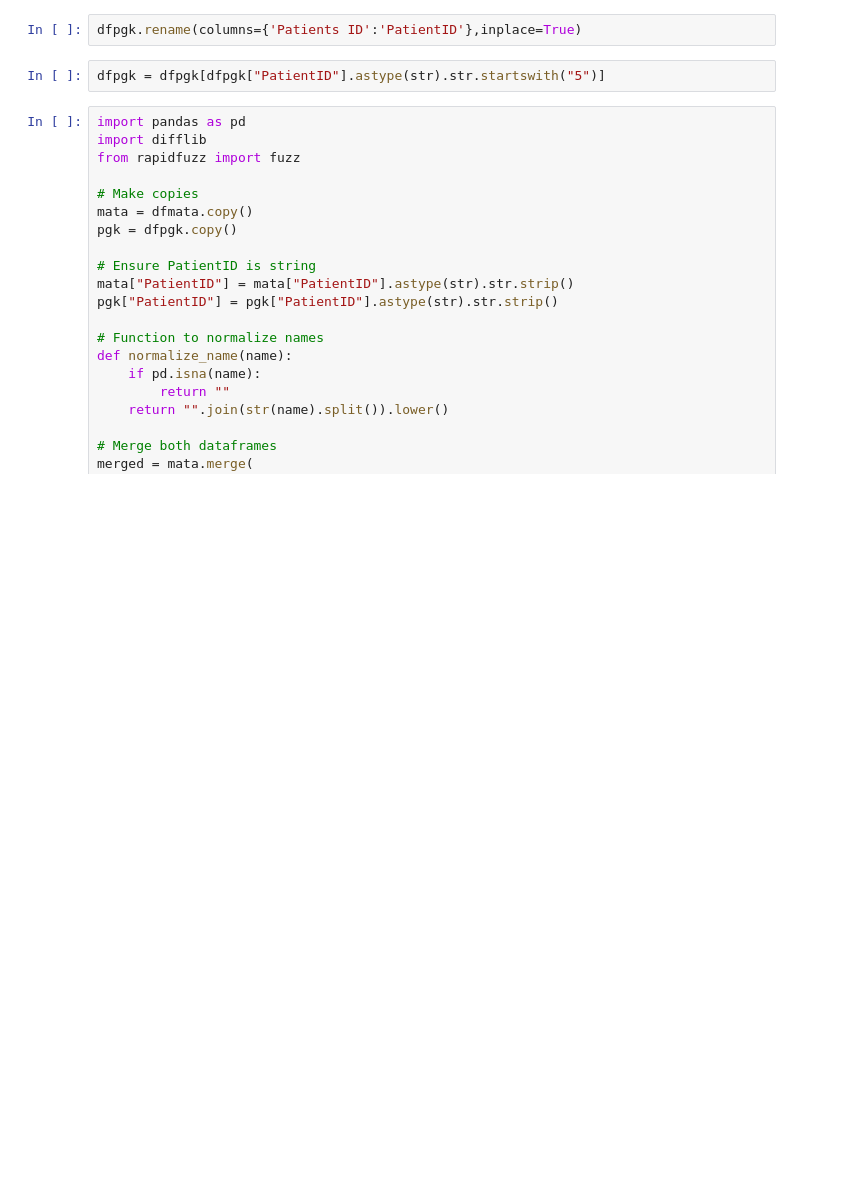
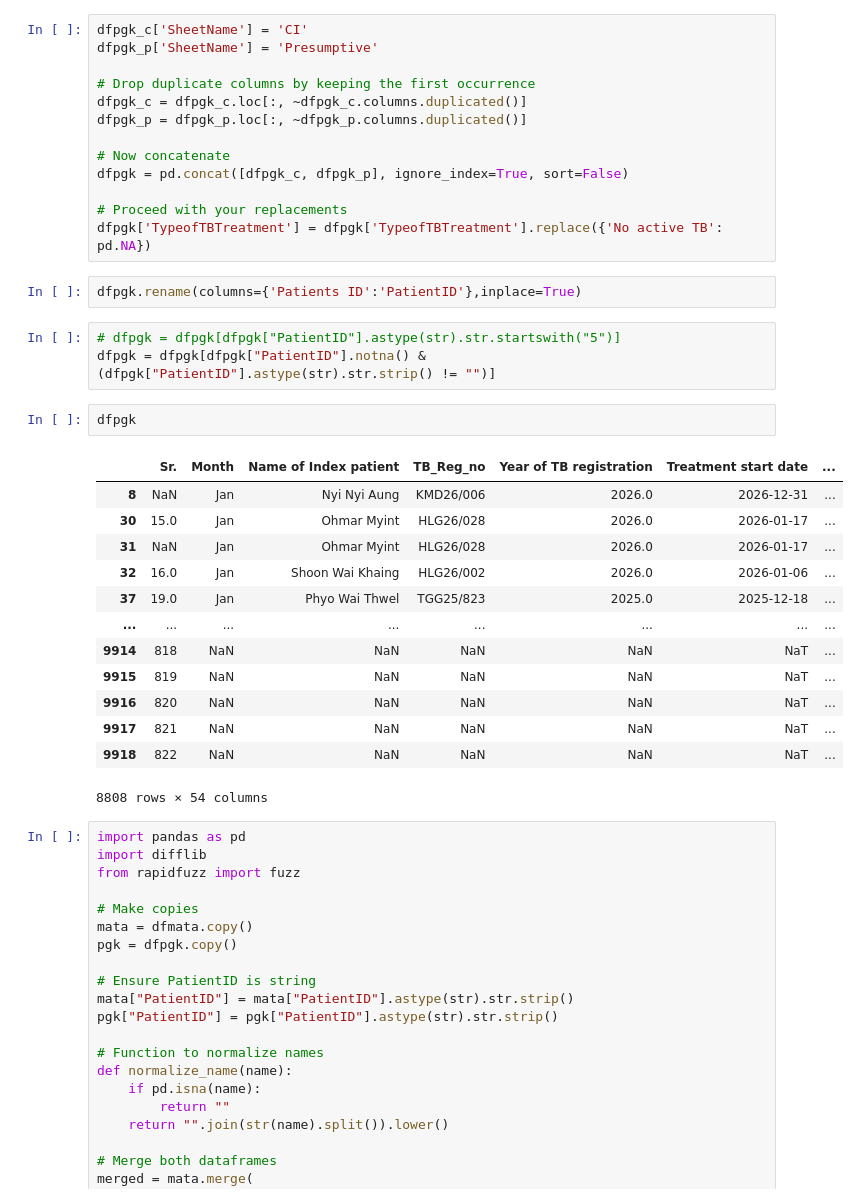
Before and after one commit to toepyaesone/YGNTBPROJECT, a Jupyter notebook: _2026 ReportValidation_PGK_260423.ipynb, the cells around one changed output. Cells and saved outputs as stored; diff of their text form; blank space fills up the shorter version.

```diff
--- a/_2026 ReportValidation_PGK_260423.ipynb
+++ b/_2026 ReportValidation_PGK_260423.ipynb
@@ -95,7 +114,37 @@ dfpgk['TypeofTBTreatment'] = dfpgk['TypeofTBTreatment'].replace({'No active TB':
+# %%
+dfpgk_c['SheetName'] = 'CI'
+dfpgk_p['SheetName'] = 'Presumptive'
+
+# Drop duplicate columns by keeping the first occurrence
+dfpgk_c = dfpgk_c.loc[:, ~dfpgk_c.columns.duplicated()]
+dfpgk_p = dfpgk_p.loc[:, ~dfpgk_p.columns.duplicated()]
+
+# Now concatenate
+dfpgk = pd.concat([dfpgk_c, dfpgk_p], ignore_index=True, sort=False)
+
+# Proceed with your replacements
+dfpgk['TypeofTBTreatment'] = dfpgk['TypeofTBTreatment'].replace({'No active TB': pd.NA})
 # %%
 dfpgk.rename(columns={'Patients ID':'PatientID'},inplace=True)
 # %%
-dfpgk = dfpgk[dfpgk["PatientID"].astype(str).str.startswith("5")]
+# dfpgk = dfpgk[dfpgk["PatientID"].astype(str).str.startswith("5")]
+dfpgk = dfpgk[dfpgk["PatientID"].notna() & (dfpgk["PatientID"].astype(str).str.strip() != "")]
+# %%
+dfpgk
+# %% [output]
+|  | Sr. | Month | Name of Index patient | TB_Reg_no | Year of TB registration | Treatment start date | ... |
+| 8 | NaN | Jan | Nyi Nyi Aung | KMD26/006 | 2026.0 | 2026-12-31 | ... |
+| 30 | 15.0 | Jan | Ohmar Myint | HLG26/028 | 2026.0 | 2026-01-17 | ... |
+| 31 | NaN | Jan | Ohmar Myint | HLG26/028 | 2026.0 | 2026-01-17 | ... |
+| 32 | 16.0 | Jan | Shoon Wai Khaing | HLG26/002 | 2026.0 | 2026-01-06 | ... |
+| 37 | 19.0 | Jan | Phyo Wai Thwel | TGG25/823 | 2025.0 | 2025-12-18 | ... |
+| ... | ... | ... | ... | ... | ... | ... | ... |
+| 9914 | 818 | NaN | NaN | NaN | NaN | NaT | ... |
+| 9915 | 819 | NaN | NaN | NaN | NaN | NaT | ... |
+| 9916 | 820 | NaN | NaN | NaN | NaN | NaT | ... |
+| 9917 | 821 | NaN | NaN | NaN | NaN | NaT | ... |
+| 9918 | 822 | NaN | NaN | NaN | NaN | NaT | ... |
+8808 rows × 54 columns
 # %%
 import pandas as pd
 import difflib
```
Also changed, not shown: parts of 7 cells of this notebook.
